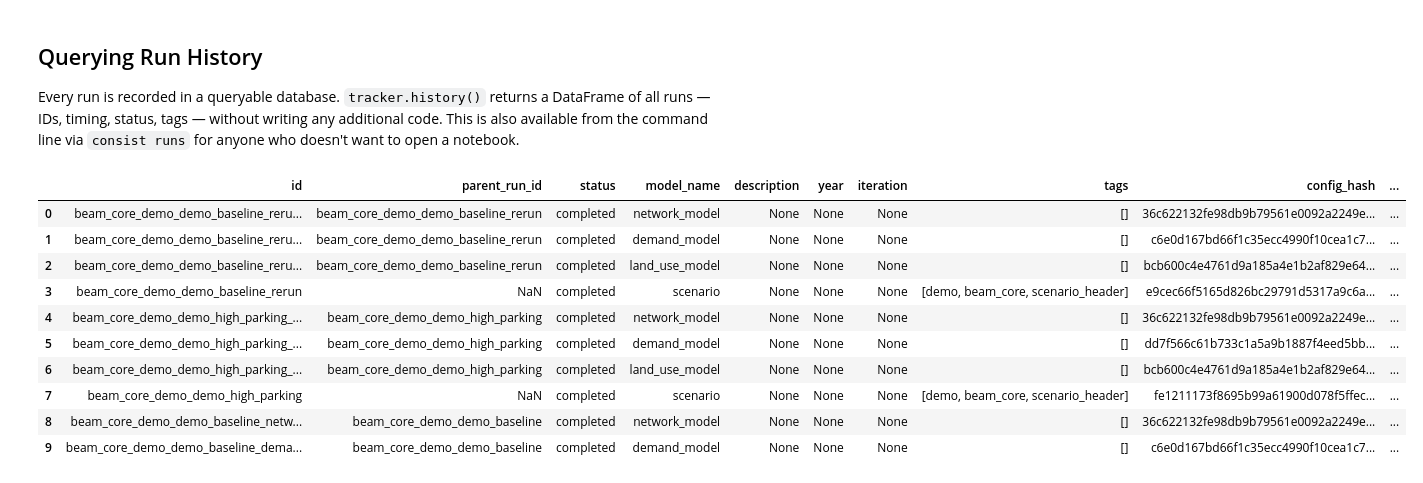
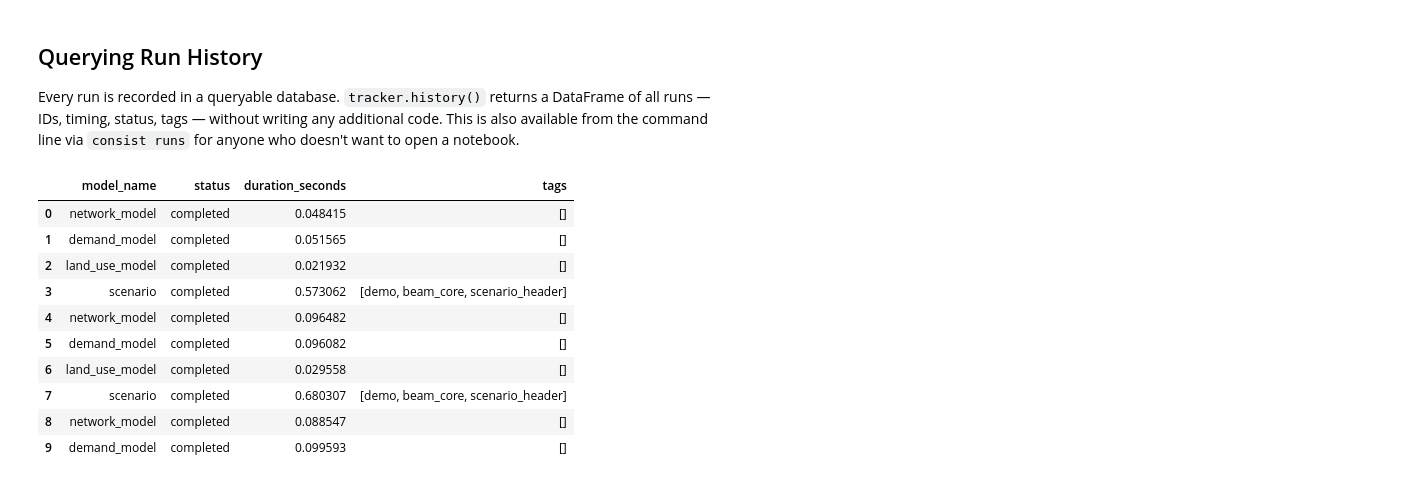
Before and after one commit to LBNL-UCB-STI/consist, a Jupyter notebook: examples/04_beam_core_demo.ipynb, the cells around one changed output. Cells and saved outputs as stored; diff of their text form; code cells hidden in the pictures.

```diff
--- a/examples/04_beam_core_demo.ipynb
+++ b/examples/04_beam_core_demo.ipynb
@@ -519,39 +519,19 @@ These patterns scale from simple linear pipelines to complex iterative workflows
 
 Every run is recorded in a queryable database. `tracker.history()` returns a DataFrame of all runs — IDs, timing, status, tags — without writing any additional code. This is also available from the command line via `consist runs` for anyone who doesn't want to open a notebook.
 # %%
-tracker.history()[
-    [
-        "id",
-        "parent_run_id",
-        "status",
-        "model_name",
-        "description",
-        "year",
-        "iteration",
-        "tags",
-        "config_hash",
-        "git_hash",
-        "input_hash",
-        "signature",
-        "started_at",
-        "ended_at",
-        "created_at",
-        "updated_at",
-        "duration_seconds",
-    ]
-]
+tracker.history()[["model_name", "status", "duration_seconds", "tags"]]
 # %% [output]
-|  | id | parent_run_id | status | model_name | description | year | iteration | tags | config_hash | ... |
-| 0 | beam_core_demo_demo_baseline_reru... | beam_core_demo_demo_baseline_rerun | completed | network_model | None | None | None | [] | 36c622132fe98db9b79561e0092a2249e... | ... |
-| 1 | beam_core_demo_demo_baseline_reru... | beam_core_demo_demo_baseline_rerun | completed | demand_model | None | None | None | [] | c6e0d167bd66f1c35ecc4990f10cea1c7... | ... |
-| 2 | beam_core_demo_demo_baseline_reru... | beam_core_demo_demo_baseline_rerun | completed | land_use_model | None | None | None | [] | bcb600c4e4761d9a185a4e1b2af829e64... | ... |
-| 3 | beam_core_demo_demo_baseline_rerun | NaN | completed | scenario | None | None | None | [demo, beam_core, scenario_header] | e9cec66f5165d826bc29791d5317a9c6a... | ... |
-| 4 | beam_core_demo_demo_high_parking_... | beam_core_demo_demo_high_parking | completed | network_model | None | None | None | [] | 36c622132fe98db9b79561e0092a2249e... | ... |
-| 5 | beam_core_demo_demo_high_parking_... | beam_core_demo_demo_high_parking | completed | demand_model | None | None | None | [] | dd7f566c61b733c1a5a9b1887f4eed5bb... | ... |
-| 6 | beam_core_demo_demo_high_parking_... | beam_core_demo_demo_high_parking | completed | land_use_model | None | None | None | [] | bcb600c4e4761d9a185a4e1b2af829e64... | ... |
-| 7 | beam_core_demo_demo_high_parking | NaN | completed | scenario | None | None | None | [demo, beam_core, scenario_header] | fe1211173f8695b99a61900d078f5ffec... | ... |
-| 8 | beam_core_demo_demo_baseline_netw... | beam_core_demo_demo_baseline | completed | network_model | None | None | None | [] | 36c622132fe98db9b79561e0092a2249e... | ... |
-| 9 | beam_core_demo_demo_baseline_dema... | beam_core_demo_demo_baseline | completed | demand_model | None | None | None | [] | c6e0d167bd66f1c35ecc4990f10cea1c7... | ... |
+|  | model_name | status | duration_seconds | tags |
+| 0 | network_model | completed | 0.048415 | [] |
+| 1 | demand_model | completed | 0.051565 | [] |
+| 2 | land_use_model | completed | 0.021932 | [] |
+| 3 | scenario | completed | 0.573062 | [demo, beam_core, scenario_header] |
+| 4 | network_model | completed | 0.096482 | [] |
+| 5 | demand_model | completed | 0.096082 | [] |
+| 6 | land_use_model | completed | 0.029558 | [] |
+| 7 | scenario | completed | 0.680307 | [demo, beam_core, scenario_header] |
+| 8 | network_model | completed | 0.088547 | [] |
+| 9 | demand_model | completed | 0.099593 | [] |
 # %% [markdown]
   The same run history is available from the command line — no notebook required:
 
```
Also changed, not shown: parts of 2 cells of this notebook, 19 other files.
